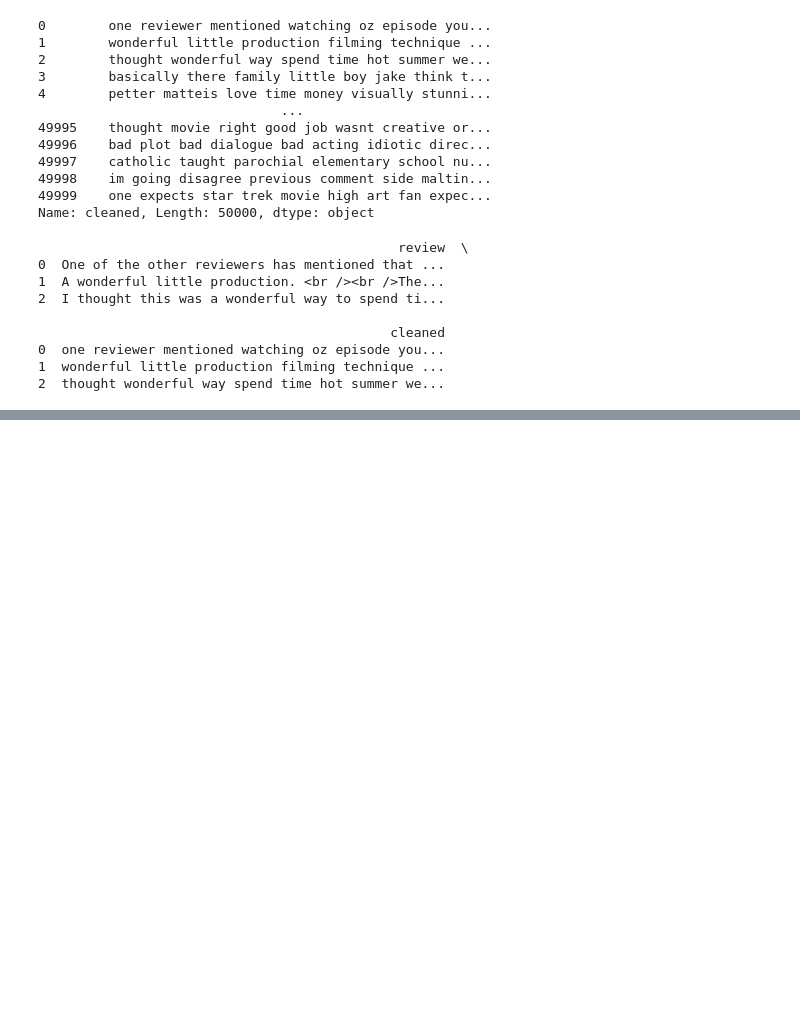
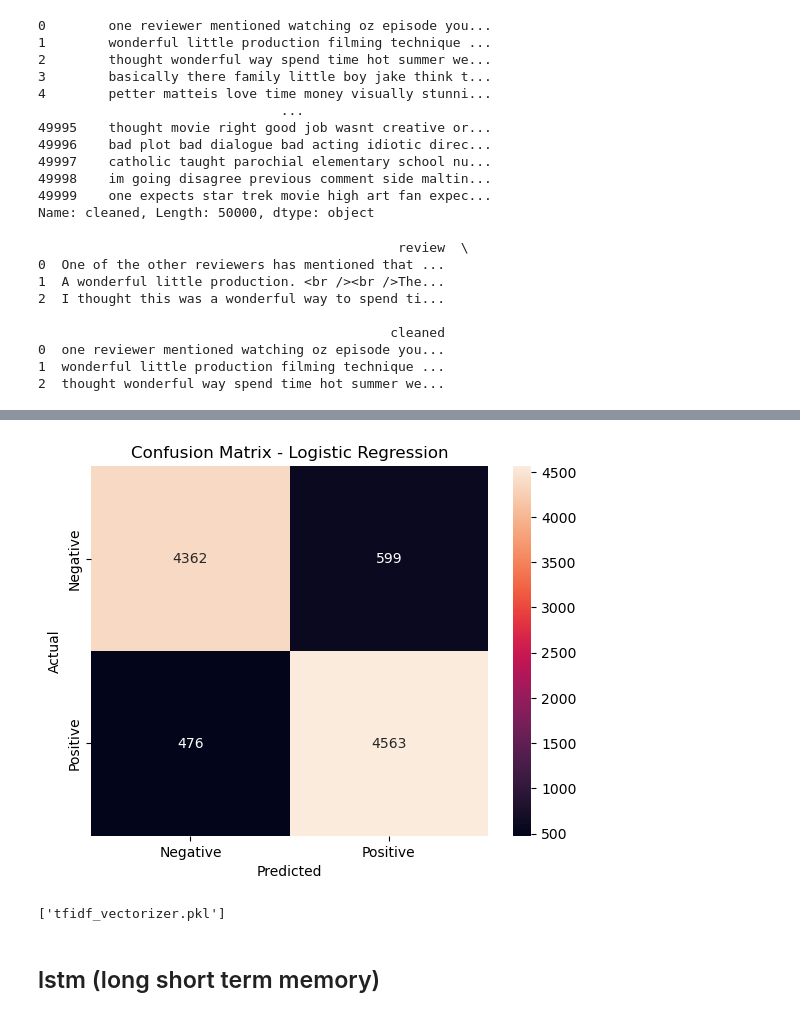
Before and after one commit to umarayaan/imdb_data, a Jupyter notebook: sentiment_analysis.ipynb, the cells around one changed output, grey strips where cells are left out. Drawn from its saved outputs; the diff is of its cells as text; code cells hidden in the pictures; blank space fills up the shorter version.

Commit message:
added logistic and tfi- idf

```diff
--- a/sentiment_analysis.ipynb
+++ b/sentiment_analysis.ipynb
@@ -222,0 +239,5 @@ print(new_df[['review', 'cleaned']].head(3))
+# %%
+x = tfidf.fit_transform(new_df['cleaned'])
+y = new_df['label']
+# %%
+x_train, x_test, y_train, y_test = train_test_split(x, y, test_size=0.2, random_state=42)
@@ -222,0 +255,3 @@ print(new_df[['review', 'cleaned']].head(3))
+# %%
+log_mo = LogisticRegression()
+log_mo.fit(x_train, y_train)
@@ -222,0 +260,2 @@ print(new_df[['review', 'cleaned']].head(3))
+# %%
+y_pred = log_mo.predict(x_test)
@@ -222,0 +278,21 @@ print(new_df[['review', 'cleaned']].head(3))
+# %%
+
+cm = confusion_matrix(y_test, y_pred)
+sns.heatmap(cm, annot=True, fmt='d',
+            xticklabels=['Negative','Positive'],
+            yticklabels=['Negative','Positive'])
+plt.title('Confusion Matrix - Logistic Regression')
+plt.ylabel('Actual')
+plt.xlabel('Predicted')
+plt.show()
+# %% [output]
+[figure, added]
+# %%
+import joblib
+
+joblib.dump(log_mo, 'logistic_regression_model.pkl')
+joblib.dump(tfidf, 'tfidf_vectorizer.pkl')
+# %% [output]
+['tfidf_vectorizer.pkl']
+# %% [markdown]
+## lstm (long short term memory)
```
Also changed, not shown: parts of 15 cells of this notebook.
